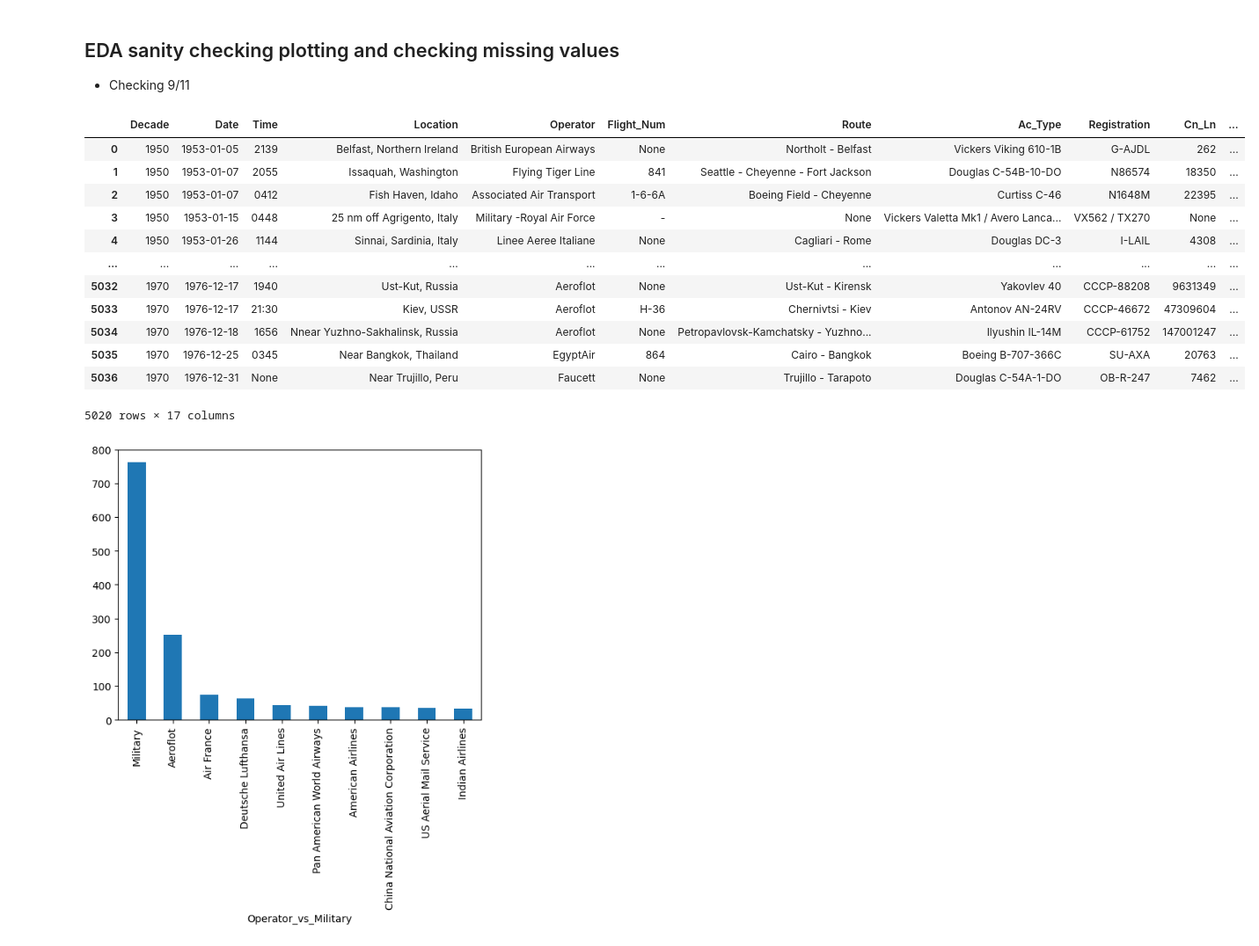
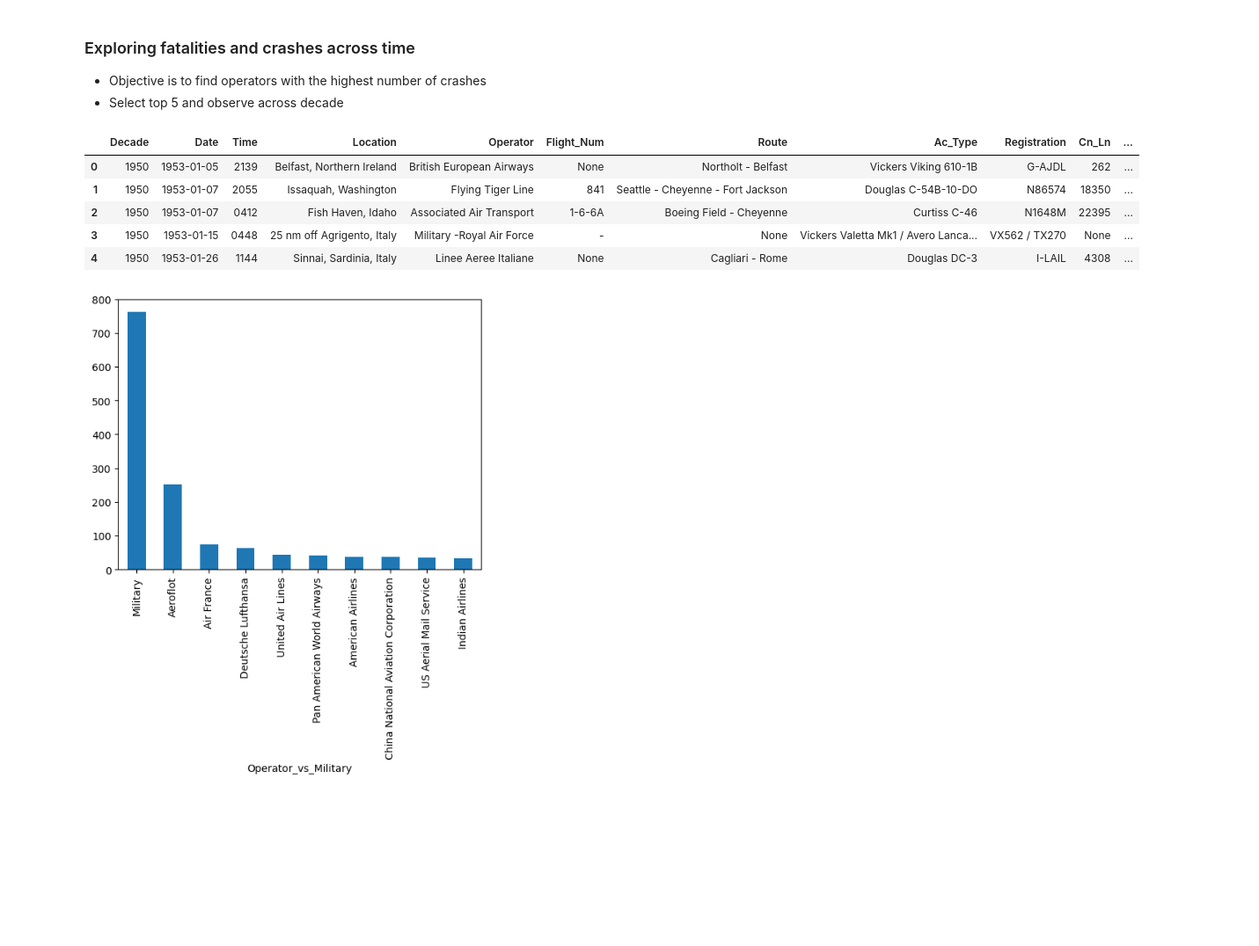
Before and after one commit to tonderai-m/Airplane, a Jupyter notebook: part_03.EDA.01.Sanity.Check copy.ipynb, the cells around one changed output. Shown at 88% size. Saved outputs shown, nothing was run; the diff lists cells and outputs as text; code cells hidden in the pictures; blank space fills up the shorter version.

```diff
--- a/part_03.EDA.01.Sanity.Check copy.ipynb
+++ b/part_03.EDA.01.Sanity.Check copy.ipynb
@@ -1,6 +1,7 @@
-# %% [markdown]
-## EDA sanity checking plotting and checking missing values
-- Checking 9/11
+# %% [markdown]
+### Exploring fatalities and crashes across time
+- Objective is to find operators with the highest number of crashes
+- Select top 5 and observe across decade
 # %%
 import pandas as pd
 import matplotlib.pyplot as plt
@@ -9,21 +9,14 @@ import numpy as np
 # %%
 df = pd.read_json("data/silver/1920_2024.json")
 # %%
-df
+df.head(5)
 # %% [output]
 |  | Decade | Date | Time | Location | Operator | Flight_Num | Route | Ac_Type | Registration | Cn_Ln | ... |
 | 0 | 1950 | 1953-01-05 | 2139 | Belfast, Northern Ireland | British European Airways | None | Northolt - Belfast | Vickers Viking 610-1B | G-AJDL | 262 | ... |
 | 1 | 1950 | 1953-01-07 | 2055 | Issaquah, Washington | Flying Tiger Line | 841 | Seattle - Cheyenne - Fort Jackson | Douglas C-54B-10-DO | N86574 | 18350 | ... |
 | 2 | 1950 | 1953-01-07 | 0412 | Fish Haven, Idaho | Associated Air Transport | 1-6-6A | Boeing Field - Cheyenne | Curtiss C-46 | N1648M | 22395 | ... |
 | 3 | 1950 | 1953-01-15 | 0448 | 25 nm off Agrigento, Italy | Military -Royal Air Force | - | None | Vickers Valetta Mk1 / Avero Lanca... | VX562 / TX270 | None | ... |
 | 4 | 1950 | 1953-01-26 | 1144 | Sinnai, Sardinia, Italy | Linee Aeree Italiane | None | Cagliari - Rome | Douglas DC-3 | I-LAIL | 4308 | ... |
-| ... | ... | ... | ... | ... | ... | ... | ... | ... | ... | ... | ... |
-| 5032 | 1970 | 1976-12-17 | 1940 | Ust-Kut, Russia | Aeroflot | None | Ust-Kut - Kirensk | Yakovlev 40 | CCCP-88208 | 9631349 | ... |
-| 5033 | 1970 | 1976-12-17 | 21:30 | Kiev, USSR | Aeroflot | H-36 | Chernivtsi - Kiev | Antonov AN-24RV | CCCP-46672 | 47309604 | ... |
-| 5034 | 1970 | 1976-12-18 | 1656 | Nnear Yuzhno-Sakhalinsk, Russia | Aeroflot | None | Petropavlovsk-Kamchatsky - Yuzhno... | Ilyushin IL-14M | CCCP-61752 | 147001247 | ... |
-| 5035 | 1970 | 1976-12-25 | 0345 | Near Bangkok, Thailand | EgyptAir | 864 | Cairo - Bangkok | Boeing B-707-366C | SU-AXA | 20763 | ... |
-| 5036 | 1970 | 1976-12-31 | None | Near Trujillo, Peru | Faucett | None | Trujillo - Tarapoto | Douglas C-54A-1-DO | OB-R-247 | 7462 | ... |
-5020 rows × 17 columns
 # %%
 df.Operator_vs_Military.value_counts()[:10].plot(kind="bar")
 pass
```
Also changed, not shown: parts of 22 cells of this notebook.
